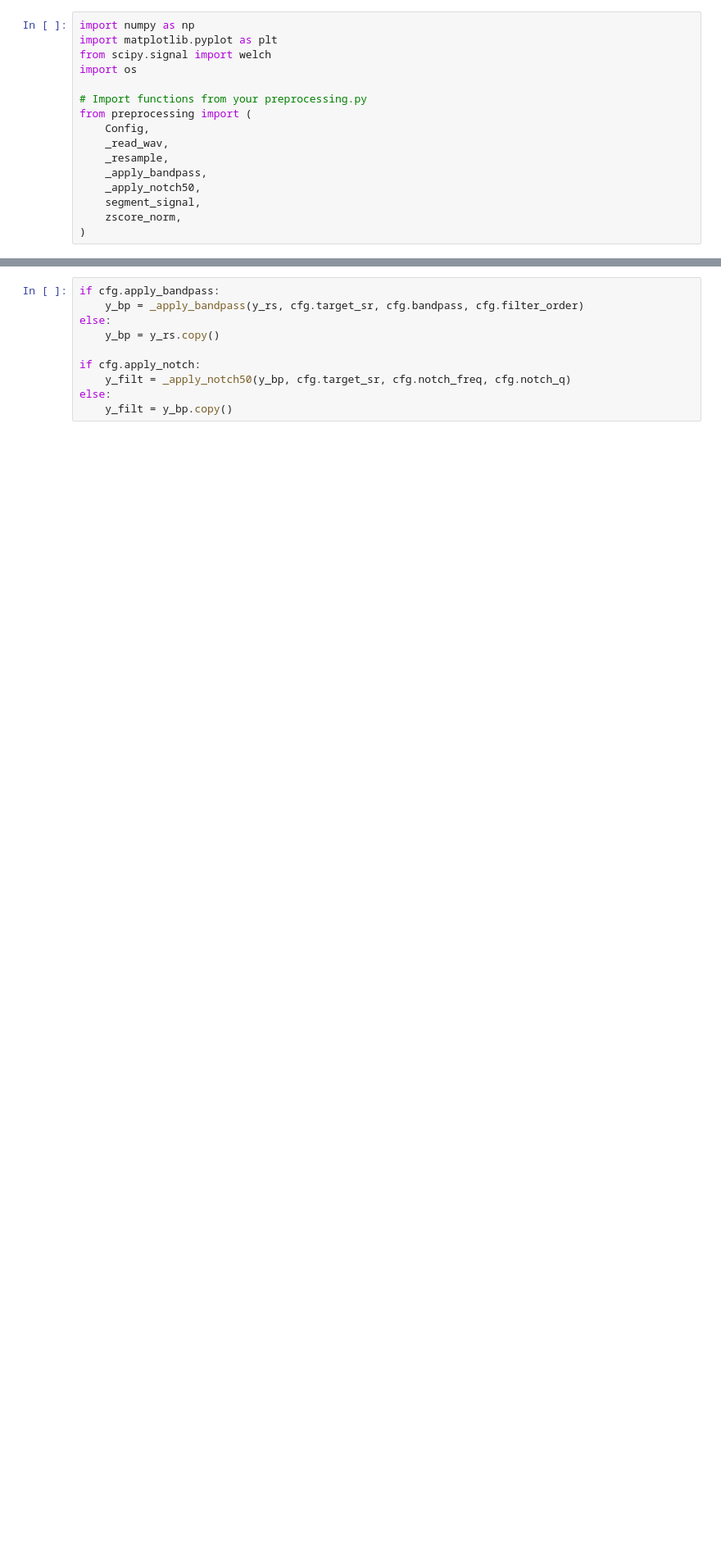
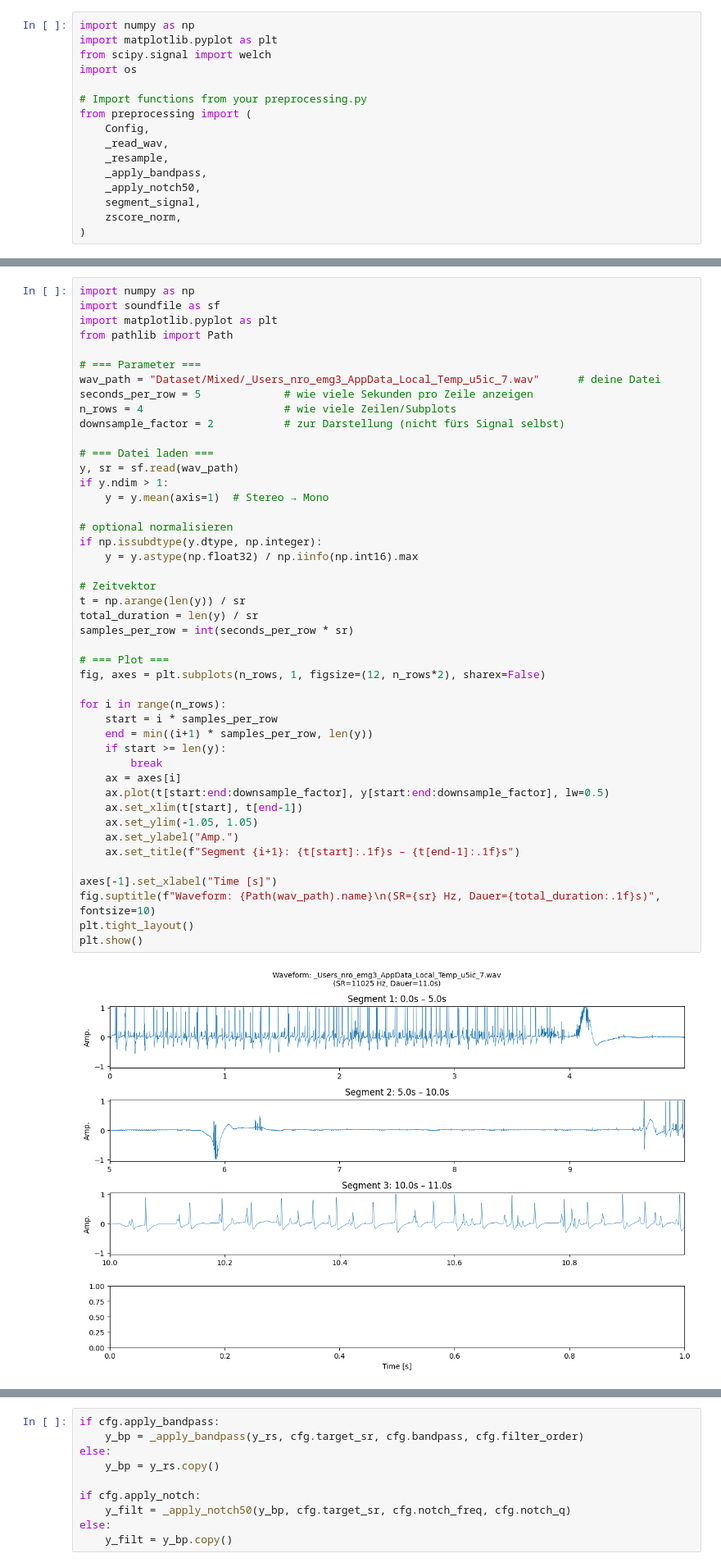
Before and after one commit to LTifani/Masterarbeit, a Jupyter notebook: visalize.ipynb, the cells around one changed output, grey strips where cells are left out. Shown at 82% size. Saved outputs shown, nothing was run; the diff lists cells and outputs as text; blank space fills up the shorter version.

```diff
--- a/visalize.ipynb
+++ b/visalize.ipynb
@@ -34,6 +34,53 @@ cfg = Config(
     notch_q=30.0,
     augment=False
 )
+# %%
+import numpy as np
+import soundfile as sf
+import matplotlib.pyplot as plt
+from pathlib import Path
+
+# === Parameter ===
+wav_path = "Dataset/Mixed/_Users_nro_emg3_AppData_Local_Temp_u5ic_7.wav"      # deine Datei
+seconds_per_row = 5             # wie viele Sekunden pro Zeile anzeigen
+n_rows = 4                      # wie viele Zeilen/Subplots
+downsample_factor = 2           # zur Darstellung (nicht fürs Signal selbst)
+
+# === Datei laden ===
+y, sr = sf.read(wav_path)
+if y.ndim > 1:
+    y = y.mean(axis=1)  # Stereo → Mono
+
+# optional normalisieren
+if np.issubdtype(y.dtype, np.integer):
+    y = y.astype(np.float32) / np.iinfo(np.int16).max
+
+# Zeitvektor
+t = np.arange(len(y)) / sr
+total_duration = len(y) / sr
+samples_per_row = int(seconds_per_row * sr)
+
+# === Plot ===
+fig, axes = plt.subplots(n_rows, 1, figsize=(12, n_rows*2), sharex=False)
+
+for i in range(n_rows):
+    start = i * samples_per_row
+    end = min((i+1) * samples_per_row, len(y))
+    if start >= len(y):
+        break
+    ax = axes[i]
+    ax.plot(t[start:end:downsample_factor], y[start:end:downsample_factor], lw=0.5)
+    ax.set_xlim(t[start], t[end-1])
+    ax.set_ylim(-1.05, 1.05)
+    ax.set_ylabel("Amp.")
+    ax.set_title(f"Segment {i+1}: {t[start]:.1f}s – {t[end-1]:.1f}s")
+
+axes[-1].set_xlabel("Time [s]")
+fig.suptitle(f"Waveform: {Path(wav_path).name}\n(SR={sr} Hz, Dauer={total_duration:.1f}s)", fontsize=10)
+plt.tight_layout()
+plt.show()
+# %% [output]
+[figure, added]
 # %%
 y_raw, sr_raw = _read_wav(wav_path)
 y_rs = _resample(y_raw, sr_raw, cfg.target_sr)
```
Also changed, not shown: parts of 6 cells of this notebook, 5 other files.
